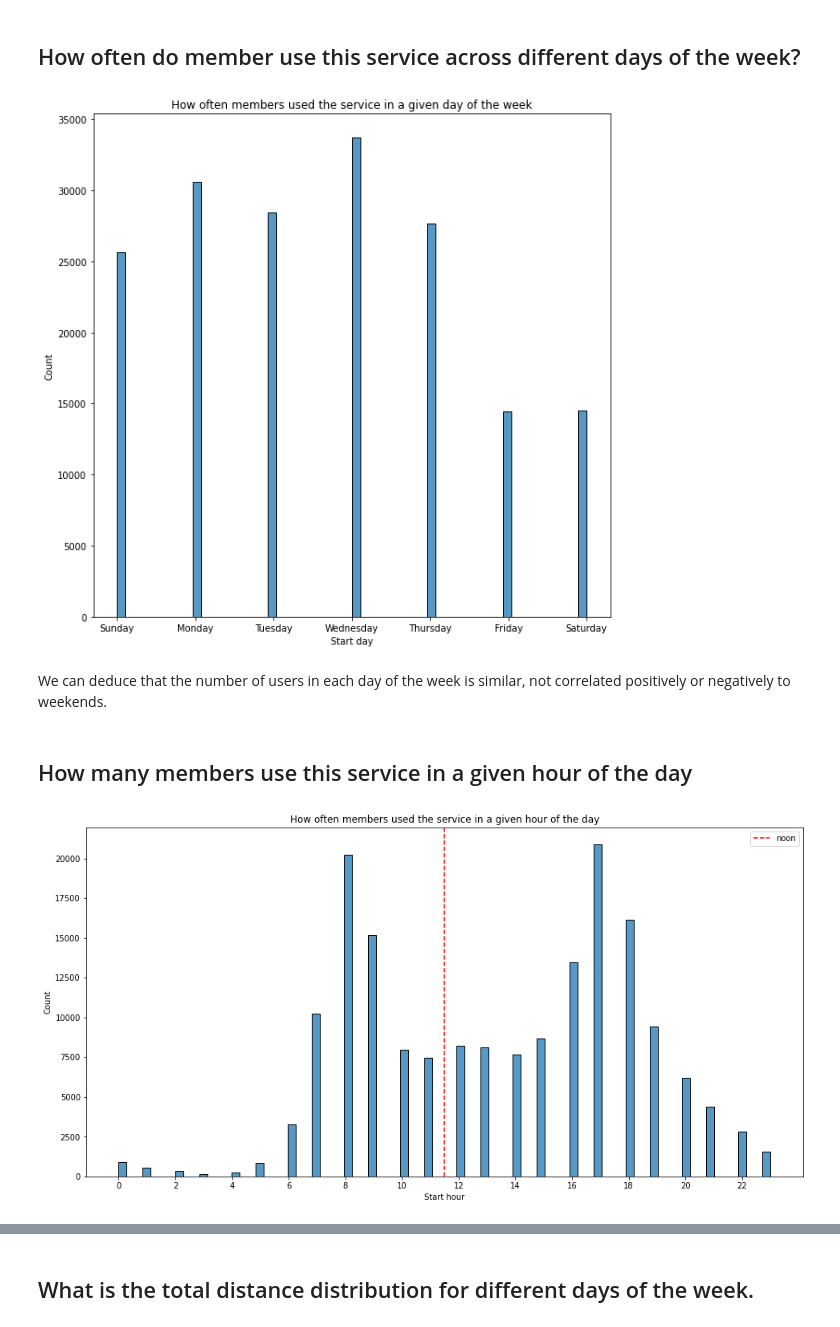
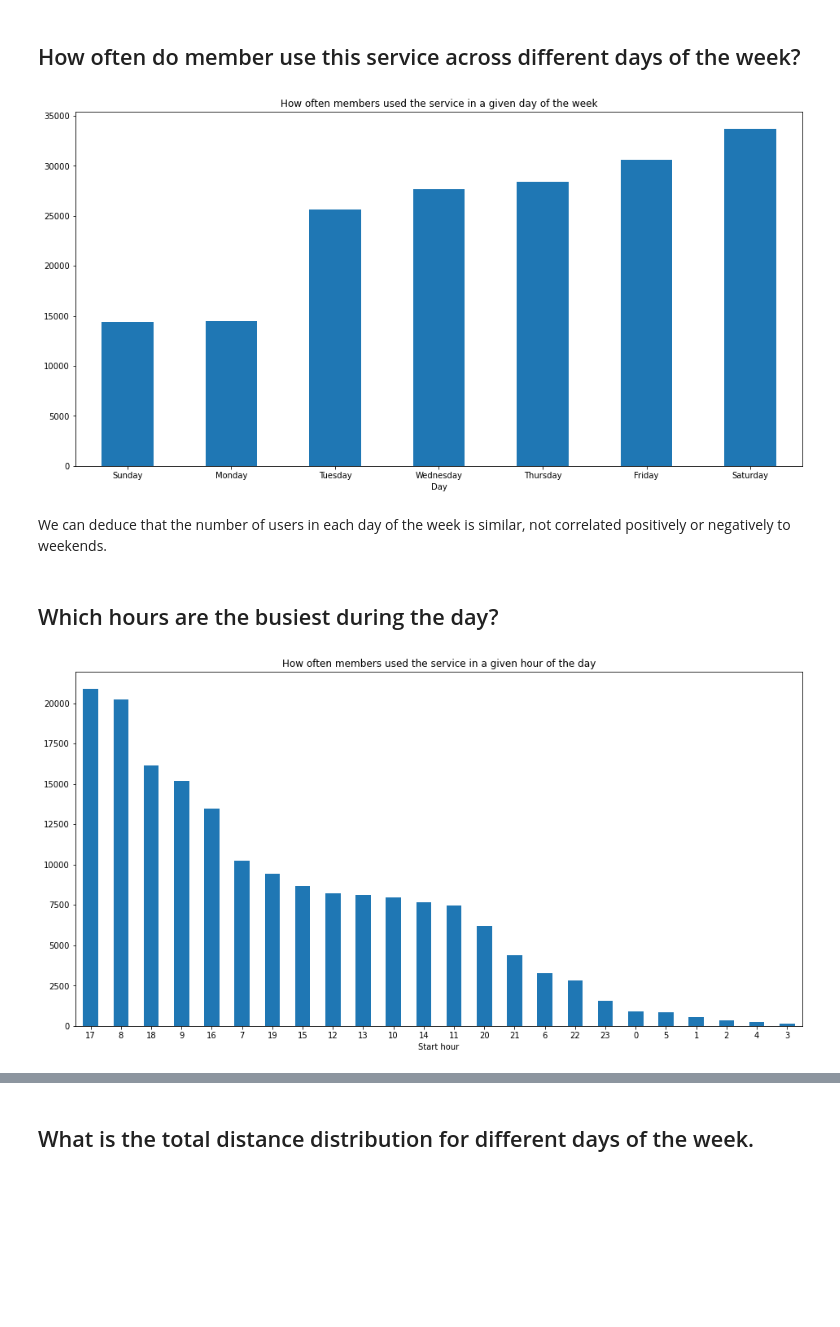
Before and after one commit to OmarAlaaeldein/Communicate-Data-Findings, a Jupyter notebook: slide_deck_template.ipynb, the cells around one changed output, grey strips where cells are left out. Cells and saved outputs as stored; diff of their text form; code cells hidden in the pictures; blank space fills up the shorter version.

```diff
--- a/slide_deck_template.ipynb
+++ b/slide_deck_template.ipynb
@@ -66,25 +81,23 @@ As we can see above, there is a postive tendancy for longer duration of renting
 # %% [markdown]
 ## How often do member use this service across different days of the week?
 # %%
-plt.figure(figsize=(10,10))
-sb.histplot(data=df,x='start_day')
-plt.xlabel('Start day')
+plt.figure(figsize=(16,8))
+df['start_day'].value_counts(ascending=True).plot(kind='bar')
+plt.xlabel('Day')
 plt.title('How often members used the service in a given day of the week');
-plt.xticks(np.arange(0,7,1),['Sunday','Monday','Tuesday','Wednesday','Thursday','Friday','Saturday']);
+plt.xticks(np.arange(0,7,1),['Sunday','Monday','Tuesday','Wednesday','Thursday','Friday','Saturday'],rotation=0);
 # %% [output]
-[figure, old version]
+[figure, new version]
 # %% [markdown]
 We can deduce that the number of users in each day of the week is similar, not correlated positively or negatively to weekends.
-# %% [markdown]
-## How many members use this service in a given hour of the day
+# %% [markdown]
+## Which hours are the busiest during the day?
 # %%
 plt.figure(figsize=(16,8))
-sb.histplot(data=df,x='start_hour')
-plt.axvline(x=11.5,linestyle='--',color='red',label='noon')
-plt.xticks(np.arange(0,24,2));
+df['start_hour'].value_counts(ascending=False).plot(kind='bar')
+plt.xticks(rotation=0);
 plt.xlabel('Start hour');
-plt.legend();
 plt.title('How often members used the service in a given hour of the day');
 # %% [output]
-[figure, old version]
+[figure, new version]
 # %% [markdown]
```
Also changed, not shown: parts of 9 cells of this notebook, 3 other files.
